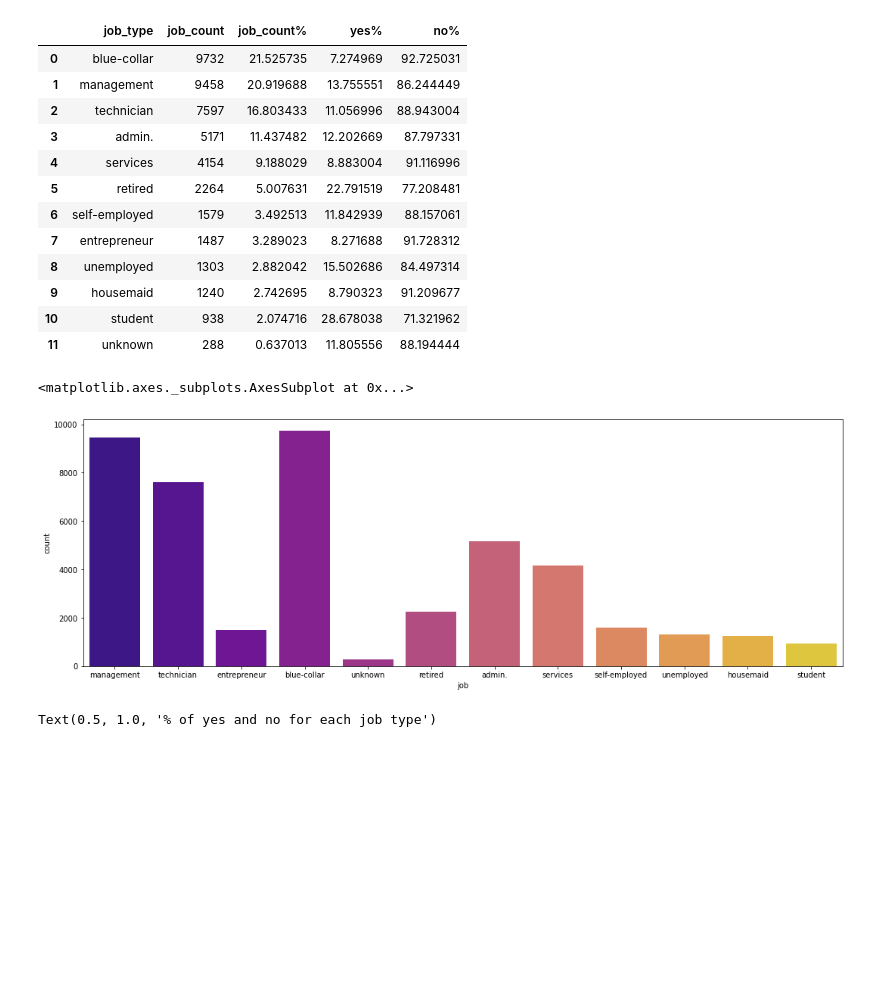
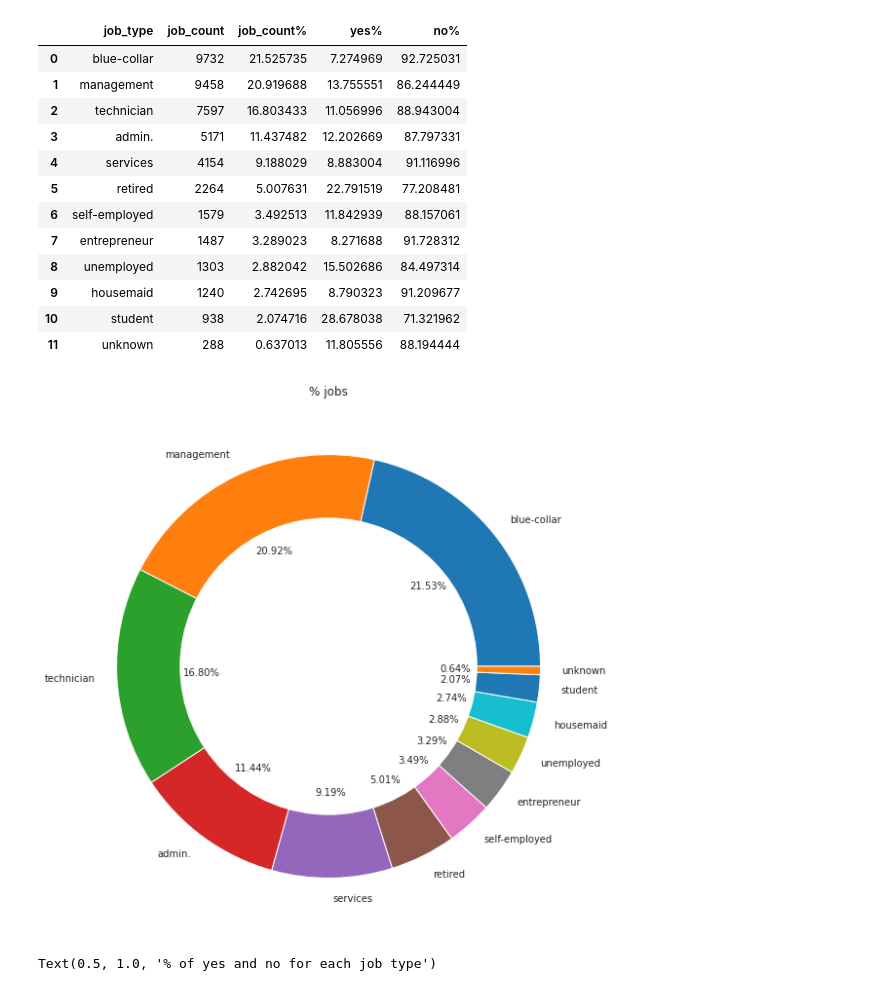
Before and after one commit to yaman9675/Bank-Marketing-Effectiveness-Prediction, a Jupyter notebook: Yaman_Bank_Marketing_Effectiveness_Prediction_Capstone_Project.ipynb, the cells around one changed output. Drawn from its saved outputs; the diff is of its cells as text; code cells hidden in the pictures; blank space fills up the shorter version.

```diff
--- a/Yaman_Bank_Marketing_Effectiveness_Prediction_Capstone_Project.ipynb
+++ b/Yaman_Bank_Marketing_Effectiveness_Prediction_Capstone_Project.ipynb
@@ -354,12 +354,17 @@ job
 | 9 | housemaid | 1240 | 2.742695 | 8.790323 | 91.209677 |
 | 10 | student | 938 | 2.074716 | 28.678038 | 71.321962 |
 | 11 | unknown | 288 | 0.637013 | 11.805556 | 88.194444 |
-# %%
-plt.figure(figsize=(18,6))
-sns.countplot(bank_df['job'], palette="plasma")
-# %% [output]
-<matplotlib.axes._subplots.AxesSubplot at 0x...>
-[figure, removed]
+# %%
+plt.figure(figsize=(10,10))
+plt.pie(bank_df.job.value_counts(),labels=bank_df.job.value_counts().index,autopct='%1.2f%%')
+
+my_circle=plt.Circle( (0,0), 0.7, color='white')
+p=plt.gcf()
+p.gca().add_artist(my_circle)
+plt.title('% jobs')
+plt.show()
+# %% [output]
+[figure, added]
 # %%
 #set job type as an index
 job.set_index('job_type', inplace=True)
```
Also changed, not shown: parts of 25 cells of this notebook.
